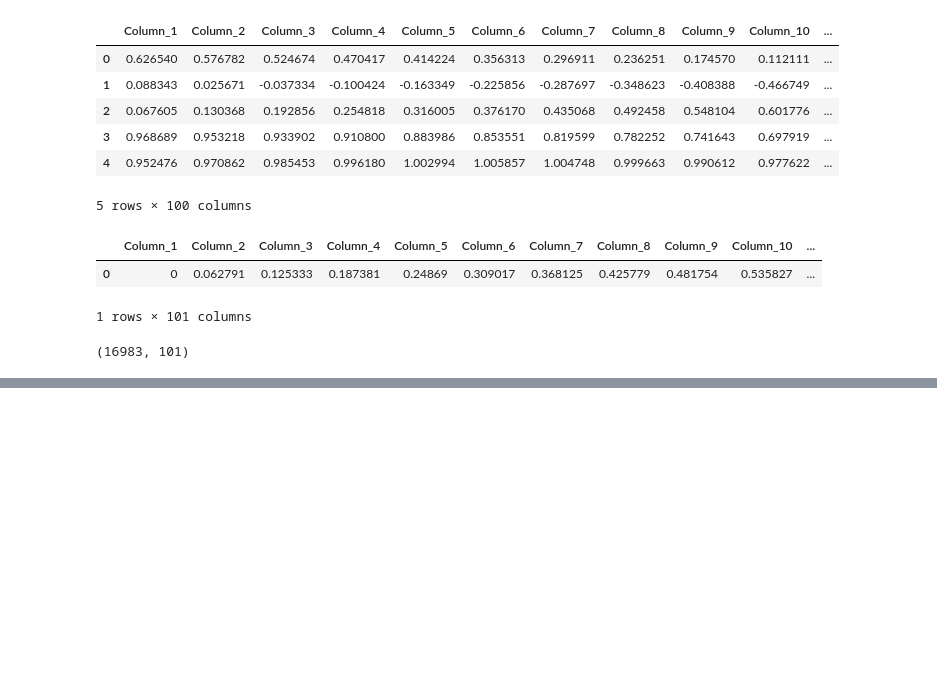
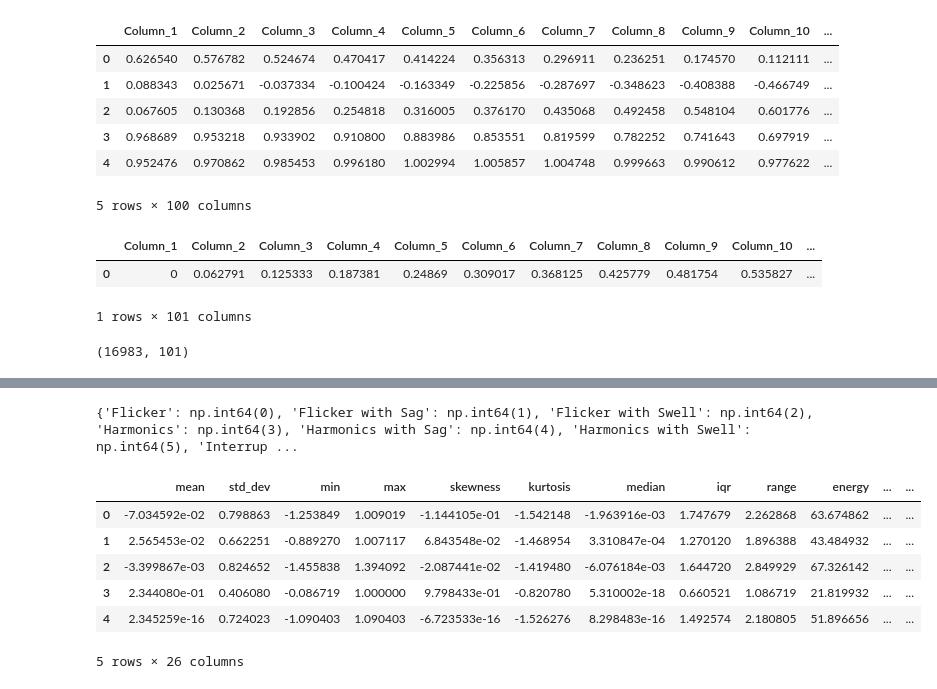
Before and after one commit to SorbieuRnk/PowerQualityDisturbancesClassification, a Jupyter notebook: project.ipynb, the cells around one changed output, grey strips where cells are left out. Drawn from its saved outputs; the diff is of its cells as text; code cells hidden in the pictures; blank space fills up the shorter version.

```diff
--- a/project.ipynb
+++ b/project.ipynb
@@ -253,0 +299,63 @@ resample_df.head()
+# %%
+from sklearn.preprocessing import LabelEncoder
+
+le=LabelEncoder()
+resample_df['class']=le.fit_transform(resample_df['class'])
+
+label_mapping = dict(zip(le.classes_, le.transform(le.classes_)))
+print(label_mapping)
+# %% [output]
+{'Flicker': np.int64(0), 'Flicker with Sag': np.int64(1), 'Flicker with Swell': np.int64(2), 'Harmonics': np.int64(3), 'Harmonics with Sag': np.int64(4), 'Harmonics with Swell': np.int64(5), 'Interrup ...
+# %%
+from sklearn.preprocessing import StandardScaler
+from scipy.fftpack import fft
+sl=StandardScaler()
+scaled_features=sl.fit_transform(numerical_features)
+scaled_df=pd.DataFrame(scaled_features,columns=numerical_features.columns)
+
+#td
+stat_features = pd.DataFrame()
+stat_features['mean'] = numerical_features.mean(axis=1)
+stat_features['std_dev'] = numerical_features.std(axis=1)
+stat_features['min'] = numerical_features.min(axis=1)
+stat_features['max'] = numerical_features.max(axis=1)
+stat_features['skewness'] = numerical_features.skew(axis=1)
+stat_features['kurtosis'] = numerical_features.kurt(axis=1)
+stat_features['median'] = numerical_features.median(axis=1)
+stat_features['iqr'] = numerical_features.quantile(0.75, axis=1) - numerical_features.quantile(0.25, axis=1)
+stat_features['range'] = stat_features['max'] - stat_features['min']
+stat_features['energy'] = (numerical_features**2).sum(axis=1)
+stat_features['rms'] = np.sqrt((numerical_features**2).mean(axis=1))
+stat_features['variance'] = numerical_features.var(axis=1)
+stat_features['entropy'] = -(numerical_features * np.log1p(numerical_features)).sum(axis=1)
+
+#fd
+fft_vals = np.abs(fft(numerical_features, axis=1))
+stat_features['fft_mean'] = fft_vals.mean(axis=1)
+stat_features['fft_std_dev'] = fft_vals.std(axis=1)
+stat_features['fft_max'] = fft_vals.max(axis=1)
+stat_features['fft_energy'] = (fft_vals**2).sum(axis=1)
+
+#tfd
+def extract_wavelet_features(data, wavelet='db4'):
+    coeffs = pywt.wavedec(data, wavelet, level=5)
+    return [np.mean(np.abs(c)) for c in coeffs]
+
+wavelet_features = numerical_features.apply(extract_wavelet_features, axis=1, result_type="expand")
+wavelet_features.columns = [f'wavelet_coef_{i}' for i in range(wavelet_features.shape[1])]
+stat_features = pd.concat([stat_features, wavelet_features], axis=1)
+
+#shapes
+stat_features['crest_factor'] = stat_features['max'] / stat_features['rms']
+stat_features['impulse_factor'] = stat_features['max'] / stat_features['mean']
+stat_features['shape_factor'] = stat_features['rms'] / stat_features['mean']
+# %%
+stat_features.head()
+# %% [output]
+|  | mean | std_dev | min | max | skewness | kurtosis | median | iqr | range | energy | ... | ... |
+| 0 | -7.034592e-02 | 0.798863 | -1.253849 | 1.009019 | -1.144105e-01 | -1.542148 | -1.963916e-03 | 1.747679 | 2.262868 | 63.674862 | ... | ... |
+| 1 | 2.565453e-02 | 0.662251 | -0.889270 | 1.007117 | 6.843548e-02 | -1.468954 | 3.310847e-04 | 1.270120 | 1.896388 | 43.484932 | ... | ... |
+| 2 | -3.399867e-03 | 0.824652 | -1.455838 | 1.394092 | -2.087441e-02 | -1.419480 | -6.076184e-03 | 1.644720 | 2.849929 | 67.326142 | ... | ... |
+| 3 | 2.344080e-01 | 0.406080 | -0.086719 | 1.000000 | 9.798433e-01 | -0.820780 | 5.310002e-18 | 0.660521 | 1.086719 | 21.819932 | ... | ... |
+| 4 | 2.345259e-16 | 0.724023 | -1.090403 | 1.090403 | -6.723533e-16 | -1.526276 | 8.298483e-16 | 1.492574 | 2.180805 | 51.896656 | ... | ... |
+5 rows × 26 columns
```
Also changed, not shown: parts of 7 cells of this notebook.
